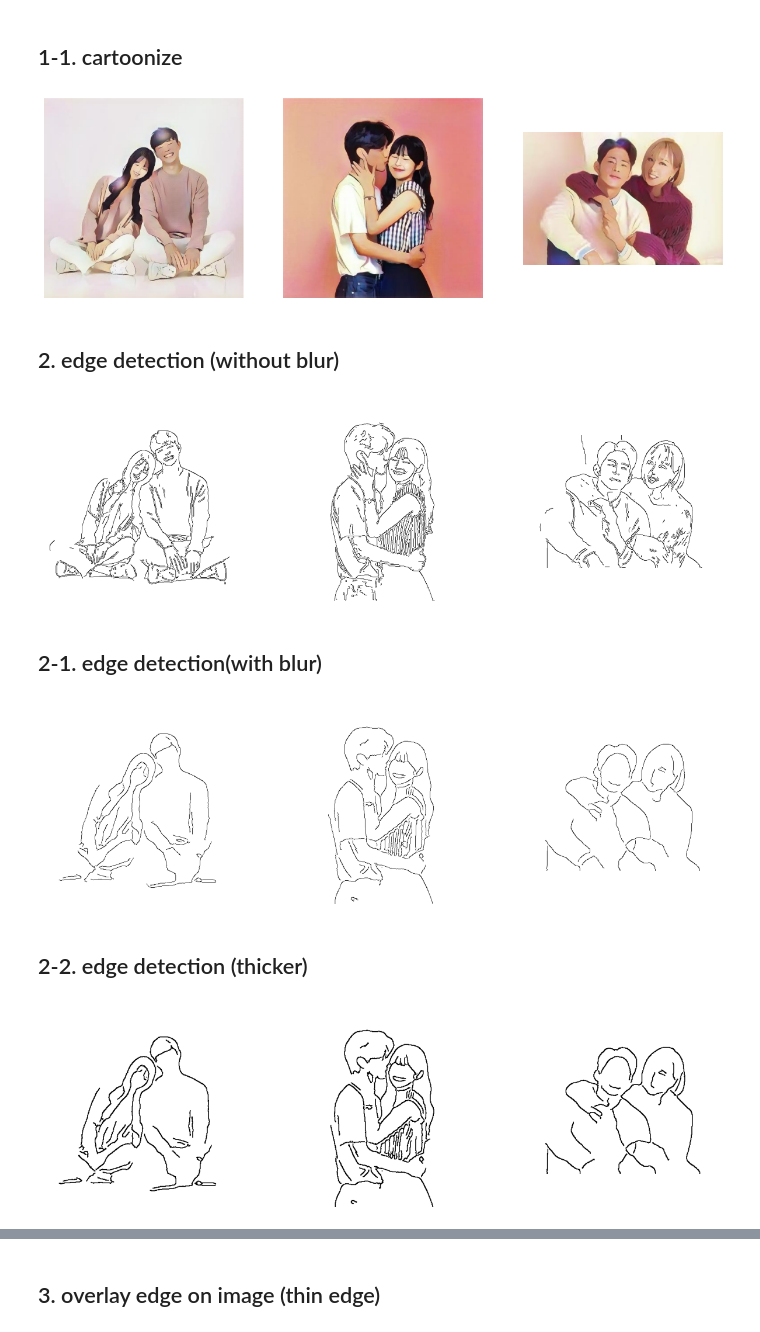
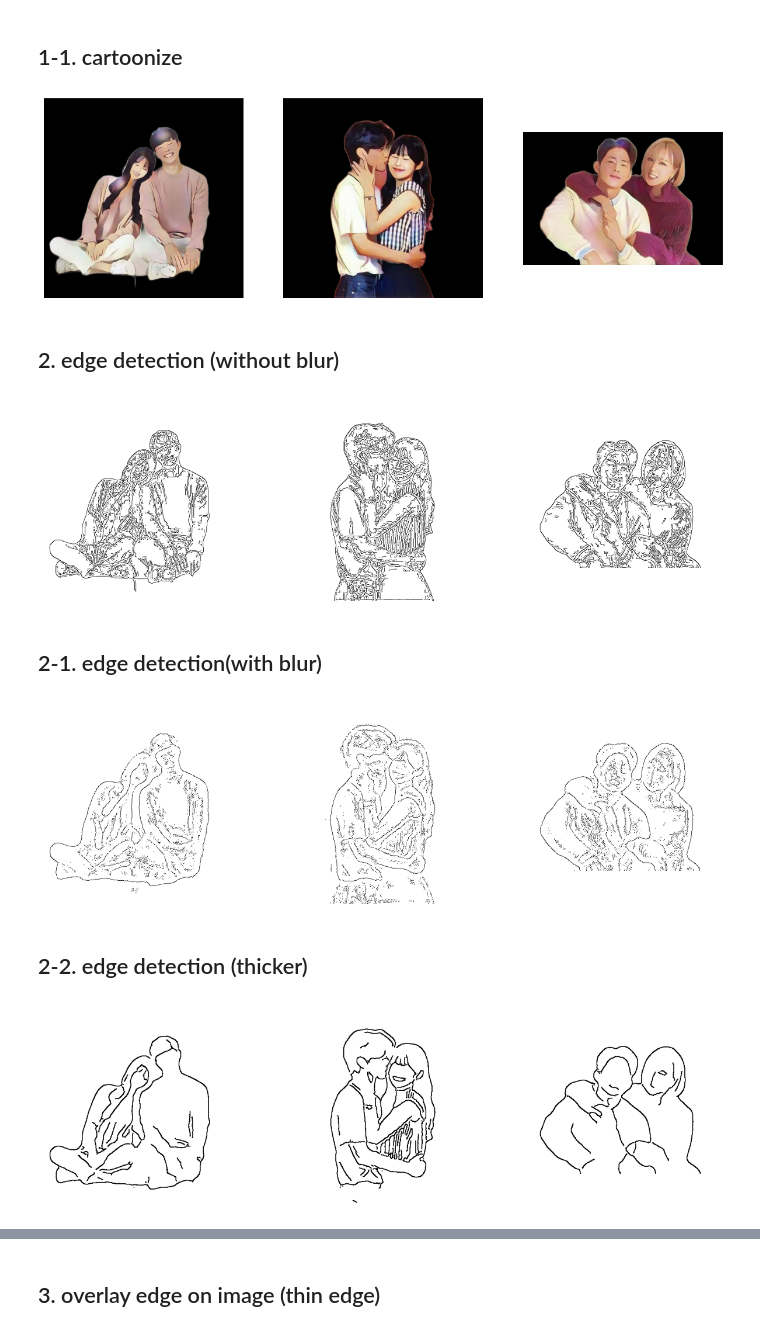
Before and after one commit to kjae0/auto-line-drawing, a Jupyter notebook: line_drawing/edge_detection.ipynb, the cells around one changed output, grey strips where cells are left out. Cells and saved outputs as stored; diff of their text form; code cells hidden in the pictures.

```diff
--- a/line_drawing/edge_detection.ipynb
+++ b/line_drawing/edge_detection.ipynb
@@ -28,15 +28,22 @@ origin_images_files
 ['couple1.jpeg', 'couple2.webp', 'couple3.jpeg']
 # %%
 # load images
+from rembg import remove
 
 images = []
+cartoon_images = []
+backgrounds = []
 
 for im in images_files:
     img = Image.open(os.path.join(data_dir, im)).convert("RGB")
     print(im)
     print(f"image size : {img.size}")
-
-    images.append(np.array(img))
+    cartoon_images.append(np.array(img))
+    img = remove(np.array(img))
+    backgrounds.append(img[:, :, -1]==0)
+    img = Image.fromarray(img)
+    img = np.array(img.convert("RGB"))
+    images.append(img)
 
 # load images
 
@@ -63,0 +72,5 @@ image size : (275, 183)
+# %%
+cartoon_backgrounds = []
+for i in range(len(backgrounds)):
+    idx = np.where(backgrounds[i])
+    cartoon_backgrounds.append(cartoon_images[i] * np.expand_dims(backgrounds[i].astype(float), axis=2))
@@ -80,32 +97,40 @@ for i in range(len(images)):
     plt.imshow(images[i])
     plt.axis("off")
 # %% [output]
-[figure, old version]
+[figure, new version]
 # %% [markdown]
 ## 2. edge detection (without blur)
 # %%
+fine_edges = []
 plt.figure(figsize=(5 * len(images), 5))
 for i in range(len(images)):
     plt.subplot(1, len(images), i+1)
-    plt.imshow(255-utils.canny_detection(images[i], 100, 150), cmap='gray')
+    plt.imshow(255-utils.canny_detection(images[i], 30, 50), cmap='gray')
     plt.axis("off")
+
+    img = Image.fromarray(255-utils.canny_detection(images[i], 30, 50))
+    fine_edges.append(255-utils.canny_detection(images[i], 30, 50))
+    img.save(f"../edges/{i}.png")
 # %% [output]
-[figure, old version]
+[figure, new version]
 # %% [markdown]
 ## 2-1. edge detection(with blur)
 # %%
 plt.figure(figsize=(5 * len(images), 5))
 
 edges = []
 for i in range(len(images)):
     plt.subplot(1, len(images), i+1)
-    smoothing = utils.gaussian_blur(images[i], (25, 15), 3, 3)
-    edge = utils.canny_detection(smoothing, 10, 90, apertureSize=3)
+    smoothing = utils.gaussian_blur(images[i].astype(np.uint8), (51, 51), 5, 5)
+    edge = utils.canny_detection(smoothing, 3, 10, apertureSize=3)
     edges.append(edge)
     plt.imshow(255-edge, cmap='gray')
+
+    img = Image.fromarray(255-edge)
+    img.save(f"../edges/clean/{i}.png")
     plt.axis("off")
 # %% [output]
-[figure, old version]
+[figure, new version]
 # %% [markdown]
 ## 2-2. edge detection (thicker)
 # %%
@@ -120,4 +145,4 @@ for i in range(len(images)):
     plt.imshow(255-edge, cmap='gray')
     plt.axis("off")
 # %% [output]
-[figure, old version]
+[figure, new version]
```
Also changed, not shown: parts of 26 cells of this notebook, 28 other files.
